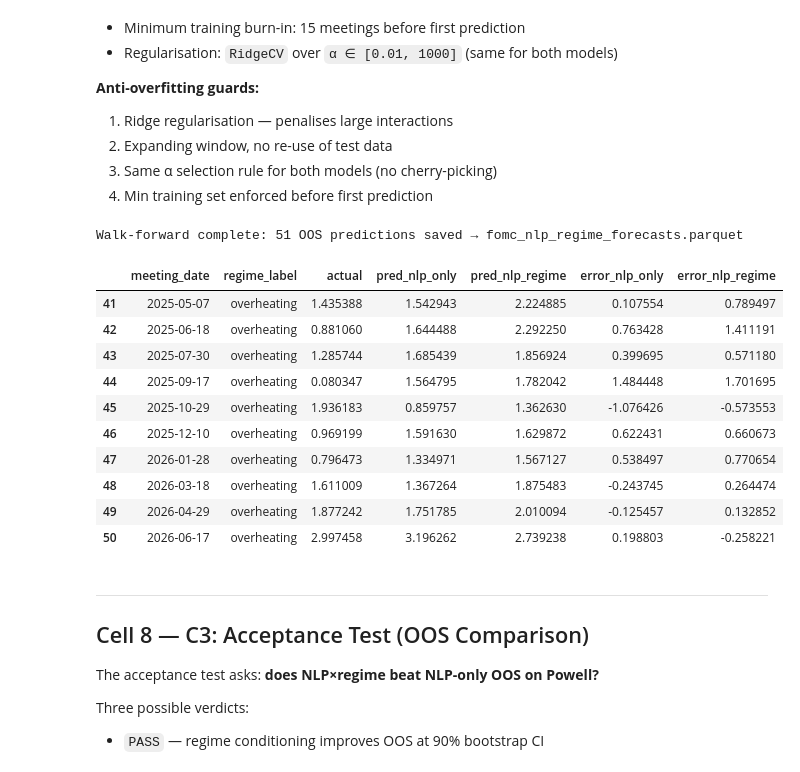
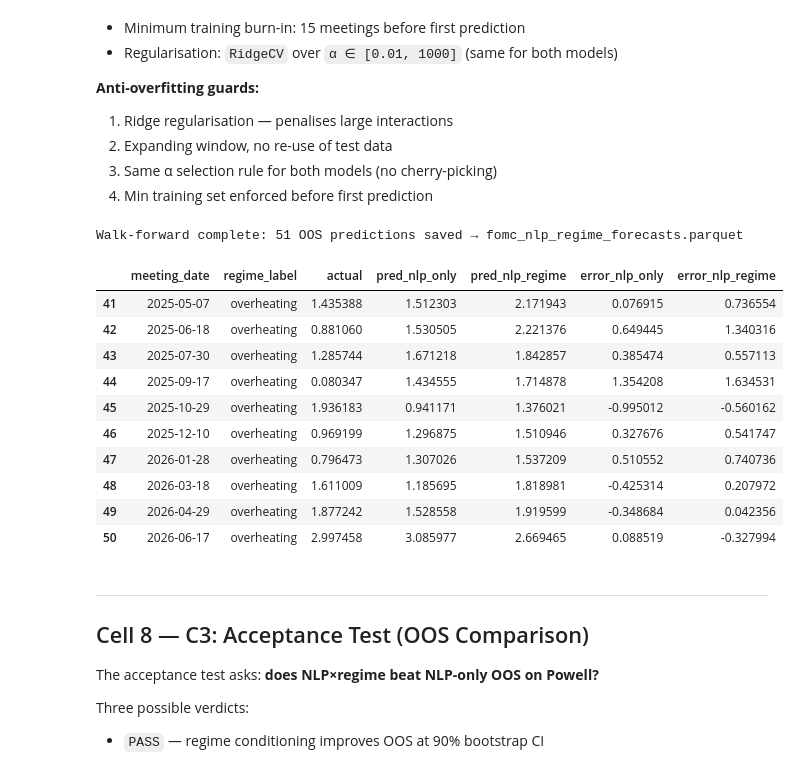
Before and after one commit to ZinuoS/fomc-vol-study, a Jupyter notebook: fomc_nlp_regime_model.ipynb, the cells around one changed output. Cells and saved outputs as stored; diff of their text form; code cells hidden in the pictures.

```diff
--- a/fomc_nlp_regime_model.ipynb
+++ b/fomc_nlp_regime_model.ipynb
@@ -721,10 +723,11 @@ def build_model_panel(meeting_scores: pd.DataFrame,
         print("  [STUB] vrp_panel.parquet not found — synthetic realized vol used")
         print("  Run fomc_vrp_pipeline.py to get real realized vol.")
 
-    # Lagged AR component (no look-ahead)
+    # Lagged AR component (EWMA-3 reduces single-meeting timing lag)
     for col in ["rv_gk_2Y","rv_gk_30Y"]:
         if col in panel.columns:
-            panel[f"{col}_lag1"] = panel[col].shift(1)
+            panel[f"{col}_lag1"]  = panel[col].shift(1)
+            panel[f"{col}_ewma3"] = panel[col].ewm(span=3, adjust=False).mean().shift(1)
 
     panel = panel.sort_values("meeting_date").reset_index(drop=True)
     print(f"\nModel panel: {panel.shape}")
@@ -792,7 +795,7 @@ def walk_forward_powell(panel: pd.DataFrame,
     nlp_feats = [f for f in TEXT_FEATURES if f in powell.columns]
     nlp_feats += [c for c in ["novelty_prev","guidance_change","word_count_zscore"]
                   if c in powell.columns]
-    ctrl_feats = [c for c in [f"{target_col}_lag1","is_presser","is_speech",
+    ctrl_feats = [c for c in [f"{target_col}_ewma3","is_presser","is_speech",
                                "has_presser","has_speech","policy_dir"]
                   if c in powell.columns]
     regime_feats   = [f"regime_{lab}" for lab in REGIME_ORDER if f"regime_{lab}" in powell.columns]
@@ -823,43 +826,43 @@ def walk_forward_powell(panel: pd.DataFrame,
             try:
                 return float(RidgeCV(alphas=ALPHA_RANGE).fit(X_tr, y_tr).predict(X_te)[0])
             except Exception:
                 return float(y_tr.mean())
 
         results.append(dict(
             meeting_date    = pred_date,
             regime_label    = str(test["regime_label"].iloc[0]),
             actual          = actual,
             pred_nlp_only   = _predict(feats_nlp),
             pred_nlp_regime = _predict(feats_regime),
             has_presser     = int(test["has_presser"].iloc[0]) if "has_presser" in test else 0,
             has_speech      = int(test["has_speech"].iloc[0])  if "has_speech"  in test else 0,
             n_train         = len(train),
         ))
 
     df = pd.DataFrame(results)
     df["error_nlp_only"]   = df["pred_nlp_only"]   - df["actual"]
     df["error_nlp_regime"] = df["pred_nlp_regime"] - df["actual"]
     df.to_parquet(MODEL_OUT, index=False)
     print(f"Walk-forward complete: {len(df)} OOS predictions saved → {MODEL_OUT}")
     return df
 
 
 oos = walk_forward_powell(model_panel)
 oos[["meeting_date","regime_label","actual","pred_nlp_only",
      "pred_nlp_regime","error_nlp_only","error_nlp_regime"]].tail(10)
 # %% [output]
 Walk-forward complete: 51 OOS predictions saved → fomc_nlp_regime_forecasts.parquet
 |  | meeting_date | regime_label | actual | pred_nlp_only | pred_nlp_regime | error_nlp_only | error_nlp_regime |
-| 41 | 2025-05-07 | overheating | 1.435388 | 1.542943 | 2.224885 | 0.107554 | 0.789497 |
-| 42 | 2025-06-18 | overheating | 0.881060 | 1.644488 | 2.292250 | 0.763428 | 1.411191 |
-| 43 | 2025-07-30 | overheating | 1.285744 | 1.685439 | 1.856924 | 0.399695 | 0.571180 |
-| 44 | 2025-09-17 | overheating | 0.080347 | 1.564795 | 1.782042 | 1.484448 | 1.701695 |
-| 45 | 2025-10-29 | overheating | 1.936183 | 0.859757 | 1.362630 | -1.076426 | -0.573553 |
-| 46 | 2025-12-10 | overheating | 0.969199 | 1.591630 | 1.629872 | 0.622431 | 0.660673 |
-| 47 | 2026-01-28 | overheating | 0.796473 | 1.334971 | 1.567127 | 0.538497 | 0.770654 |
-| 48 | 2026-03-18 | overheating | 1.611009 | 1.367264 | 1.875483 | -0.243745 | 0.264474 |
-| 49 | 2026-04-29 | overheating | 1.877242 | 1.751785 | 2.010094 | -0.125457 | 0.132852 |
-| 50 | 2026-06-17 | overheating | 2.997458 | 3.196262 | 2.739238 | 0.198803 | -0.258221 |
+| 41 | 2025-05-07 | overheating | 1.435388 | 1.512303 | 2.171943 | 0.076915 | 0.736554 |
+| 42 | 2025-06-18 | overheating | 0.881060 | 1.530505 | 2.221376 | 0.649445 | 1.340316 |
+| 43 | 2025-07-30 | overheating | 1.285744 | 1.671218 | 1.842857 | 0.385474 | 0.557113 |
+| 44 | 2025-09-17 | overheating | 0.080347 | 1.434555 | 1.714878 | 1.354208 | 1.634531 |
+| 45 | 2025-10-29 | overheating | 1.936183 | 0.941171 | 1.376021 | -0.995012 | -0.560162 |
+| 46 | 2025-12-10 | overheating | 0.969199 | 1.296875 | 1.510946 | 0.327676 | 0.541747 |
+| 47 | 2026-01-28 | overheating | 0.796473 | 1.307026 | 1.537209 | 0.510552 | 0.740736 |
+| 48 | 2026-03-18 | overheating | 1.611009 | 1.185695 | 1.818981 | -0.425314 | 0.207972 |
+| 49 | 2026-04-29 | overheating | 1.877242 | 1.528558 | 1.919599 | -0.348684 | 0.042356 |
+| 50 | 2026-06-17 | overheating | 2.997458 | 3.085977 | 2.669465 | 0.088519 | -0.327994 |
 # %% [markdown]
 ---
 ## Cell 8 — C3: Acceptance Test (OOS Comparison)
```
Also changed, not shown: parts of 4 cells of this notebook, 18 other files.
